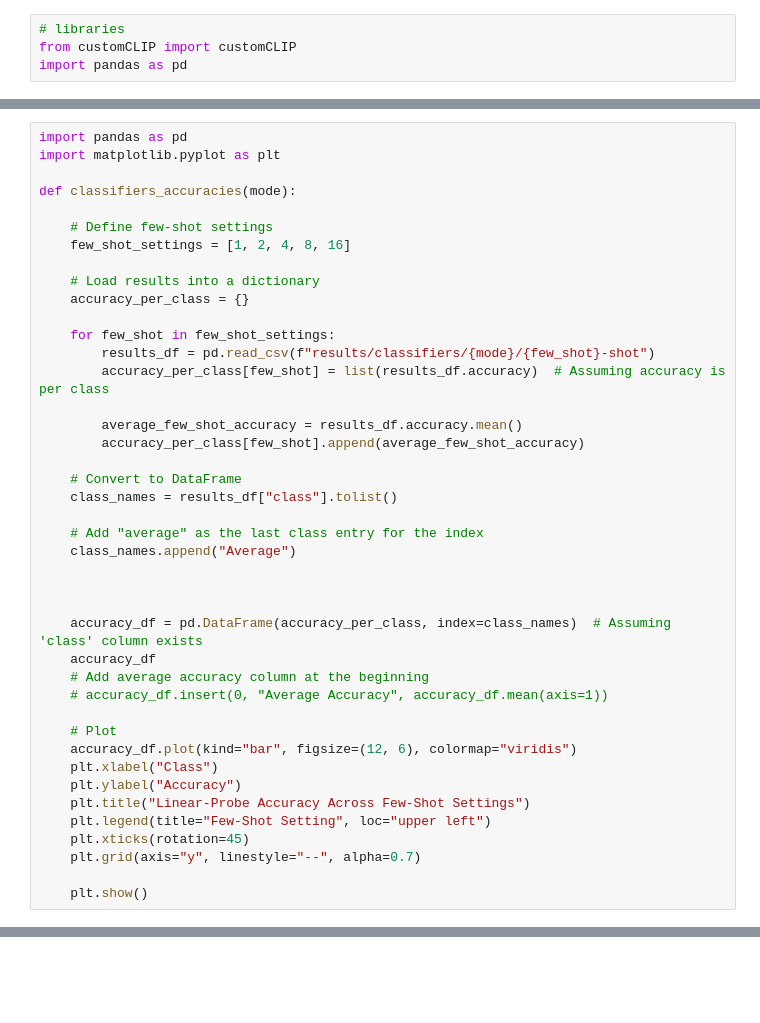
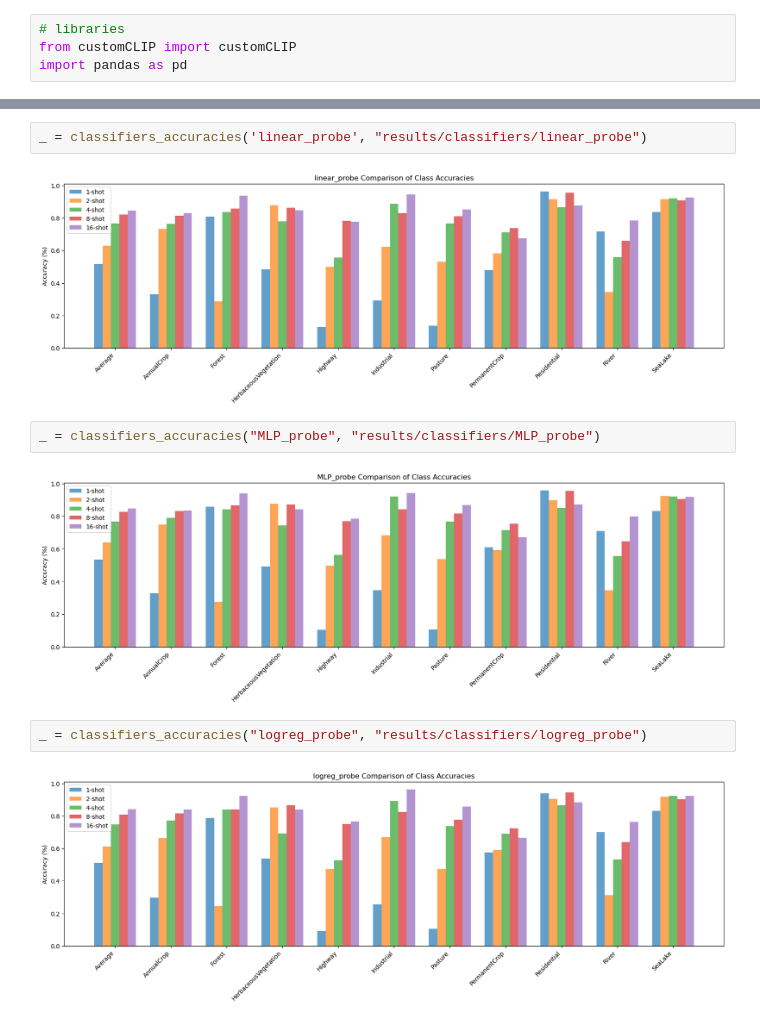
Before and after one commit to andrea-zoccante/land-classification-project, a Jupyter notebook: customCLIP_demo.ipynb, the cells around one changed output, grey strips where cells are left out. Cells and saved outputs as stored; diff of their text form; blank space fills up the shorter version.

```diff
--- a/customCLIP_demo.ipynb
+++ b/customCLIP_demo.ipynb
@@ -82,42 +53,0 @@ Name: accuracy, dtype: float64
-# %%
-import pandas as pd
-import matplotlib.pyplot as plt
-
-def classifiers_accuracies(mode):
-
-    # Define few-shot settings
-    few_shot_settings = [1, 2, 4, 8, 16]
-
-    # Load results into a dictionary
-    accuracy_per_class = {}
-
-    for few_shot in few_shot_settings:
-        results_df = pd.read_csv(f"results/classifiers/{mode}/{few_shot}-shot")
-        accuracy_per_class[few_shot] = list(results_df.accuracy)  # Assuming accuracy is per class
-
-        average_few_shot_accuracy = results_df.accuracy.mean()
-        accuracy_per_class[few_shot].append(average_few_shot_accuracy)
-
-    # Convert to DataFrame
-    class_names = results_df["class"].tolist()
-
-    # Add "average" as the last class entry for the index
-    class_names.append("Average")
-
-
-
-    accuracy_df = pd.DataFrame(accuracy_per_class, index=class_names)  # Assuming 'class' column exists
-    accuracy_df
-    # Add average accuracy column at the beginning
-    # accuracy_df.insert(0, "Average Accuracy", accuracy_df.mean(axis=1))
-
-    # Plot
-    accuracy_df.plot(kind="bar", figsize=(12, 6), colormap="viridis")
-    plt.xlabel("Class")
-    plt.ylabel("Accuracy")
-    plt.title("Linear-Probe Accuracy Across Few-Shot Settings")
-    plt.legend(title="Few-Shot Setting", loc="upper left")
-    plt.xticks(rotation=45)
-    plt.grid(axis="y", linestyle="--", alpha=0.7)
-
-    plt.show()
@@ -125,0 +100,12 @@ def classifiers_accuracies(mode):
+# %%
+_ = classifiers_accuracies('linear_probe', "results/classifiers/linear_probe")
+# %% [output]
+[figure, added]
+# %%
+_ = classifiers_accuracies("MLP_probe", "results/classifiers/MLP_probe")
+# %% [output]
+[figure, added]
+# %%
+_ = classifiers_accuracies("logreg_probe", "results/classifiers/logreg_probe")
+# %% [output]
+[figure, added]
```
Also changed, not shown: parts of 11 cells of this notebook, 15 other files.
